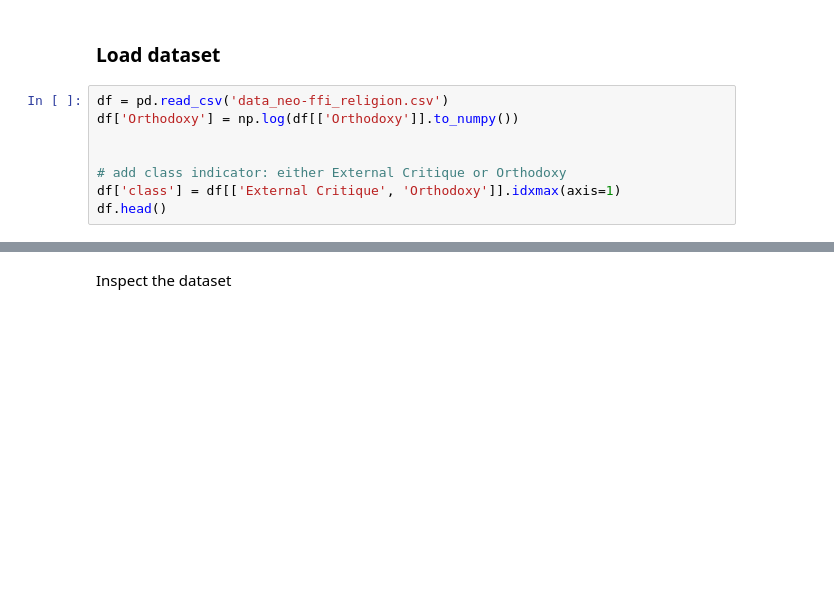
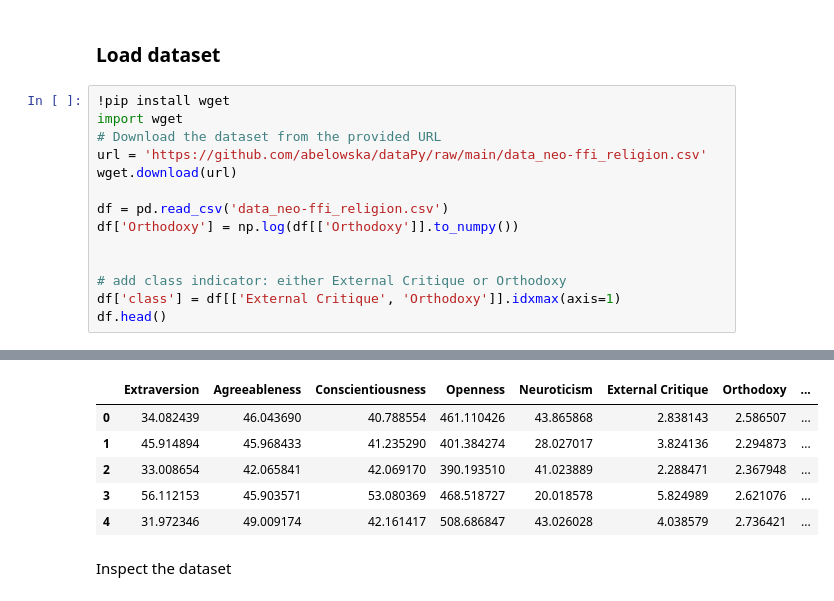
Before and after one commit to boberrr/touchdesigner, a Jupyter notebook: Classes_05_LinearSVM.ipynb, the cells around one changed output, grey strips where cells are left out. Saved outputs shown, nothing was run; the diff lists cells and outputs as text; blank space fills up the shorter version.

```diff
--- a/Classes_05_LinearSVM.ipynb
+++ b/Classes_05_LinearSVM.ipynb
@@ -118,6 +131,12 @@ Now, take a look at the real-world data SVM.
 # %% [markdown]
 ### Load dataset
 # %%
+!pip install wget
+import wget
+# Download the dataset from the provided URL
+url = 'https://github.com/abelowska/dataPy/raw/main/data_neo-ffi_religion.csv'
+wget.download(url)
+
 df = pd.read_csv('data_neo-ffi_religion.csv')
 df['Orthodoxy'] = np.log(df[['Orthodoxy']].to_numpy())
 
@@ -125,3 +144,4 @@ df['Orthodoxy'] = np.log(df[['Orthodoxy']].to_numpy())
 # add class indicator: either External Critique or Orthodoxy
 df['class'] = df[['External Critique', 'Orthodoxy']].idxmax(axis=1)
 df.head()
+# %% [output]
@@ -128,3 +149,9 @@ df.head()
+|  | Extraversion | Agreeableness | Conscientiousness | Openness | Neuroticism | External Critique | Orthodoxy | ... |
+| 0 | 34.082439 | 46.043690 | 40.788554 | 461.110426 | 43.865868 | 2.838143 | 2.586507 | ... |
+| 1 | 45.914894 | 45.968433 | 41.235290 | 401.384274 | 28.027017 | 3.824136 | 2.294873 | ... |
+| 2 | 33.008654 | 42.065841 | 42.069170 | 390.193510 | 41.023889 | 2.288471 | 2.367948 | ... |
+| 3 | 56.112153 | 45.903571 | 53.080369 | 468.518727 | 20.018578 | 5.824989 | 2.621076 | ... |
+| 4 | 31.972346 | 49.009174 | 42.161417 | 508.686847 | 43.026028 | 4.038579 | 2.736421 | ... |
 # %% [markdown]
 Inspect the dataset
 # %%
```
Also changed, not shown: parts of 8 cells of this notebook.
